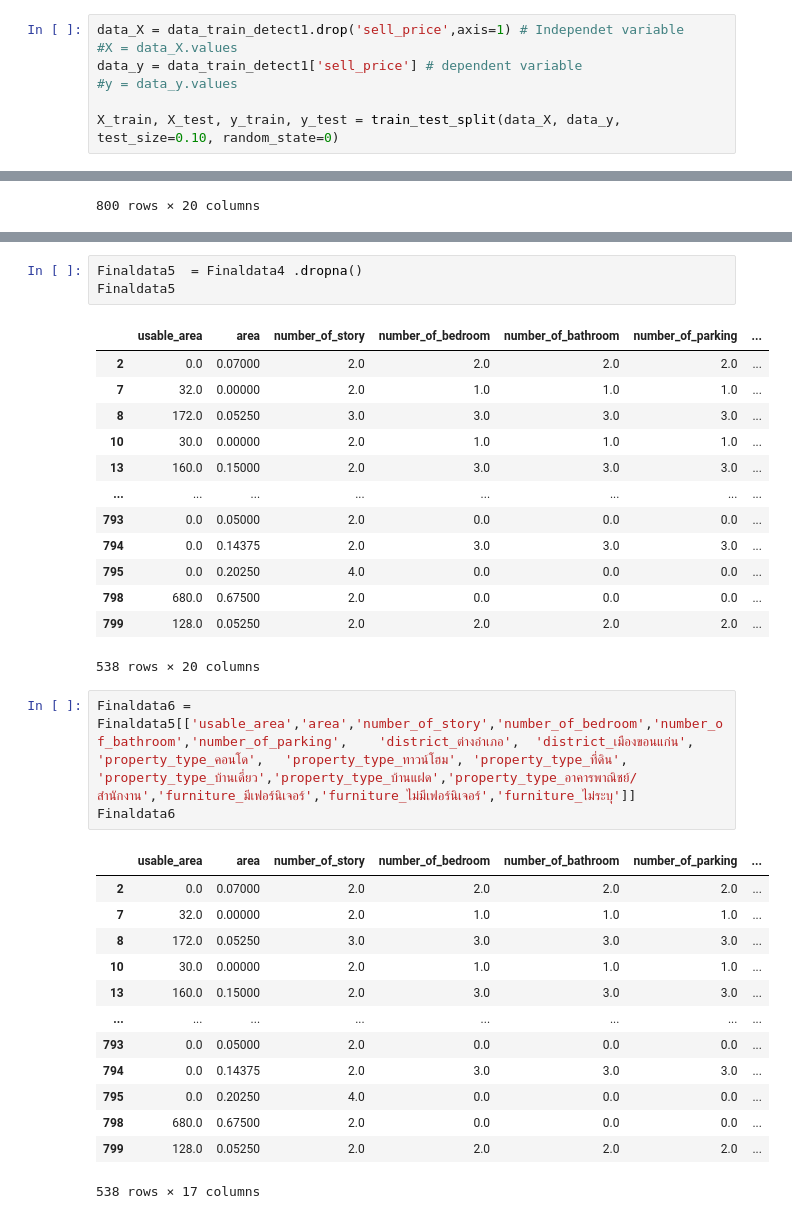
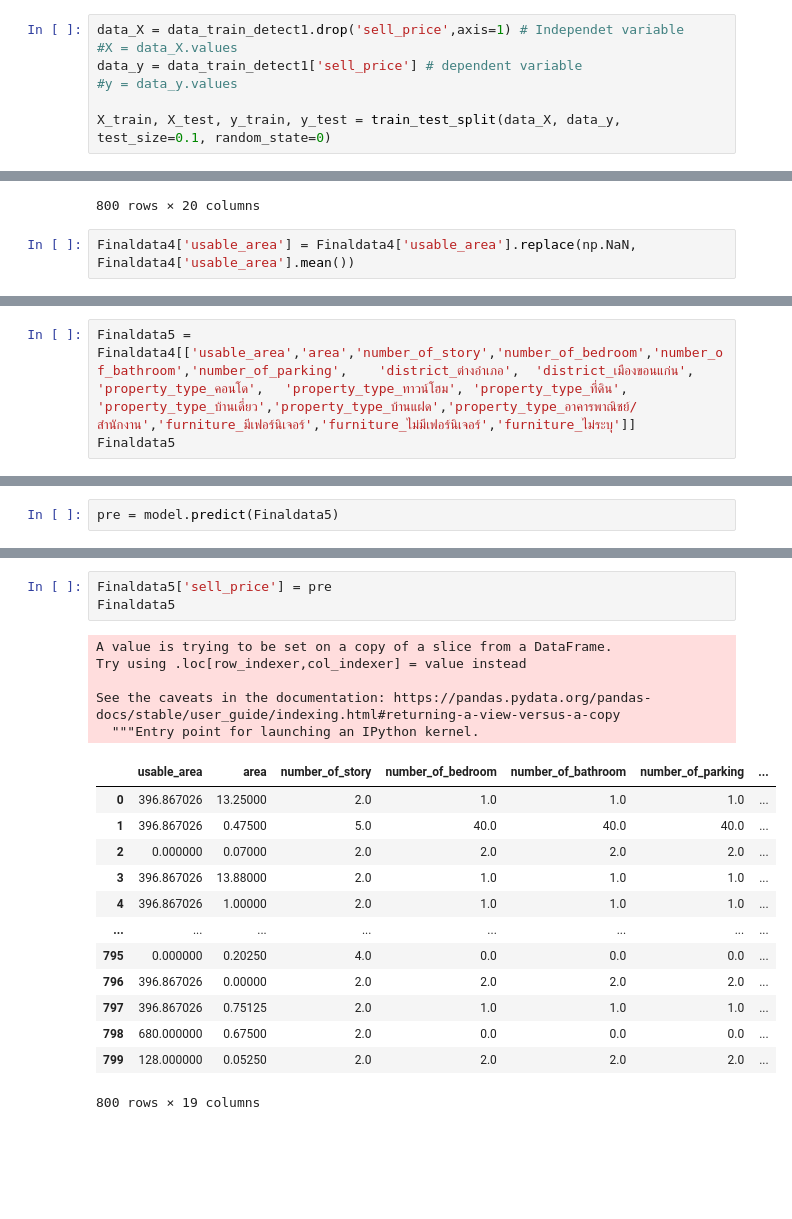
Before and after one commit to ikarosgn/DMDP, a Jupyter notebook: final.ipynb, the cells around one changed output, grey strips where cells are left out. Drawn from its saved outputs; the diff is of its cells as text; blank space fills up the shorter version.

```diff
--- a/final.ipynb
+++ b/final.ipynb
@@ -491,7 +520,7 @@ data_X = data_train_detect1.drop('sell_price',axis=1) # Independet variable
 data_y = data_train_detect1['sell_price'] # dependent variable
 #y = data_y.values
 
-X_train, X_test, y_train, y_test = train_test_split(data_X, data_y, test_size=0.10, random_state=0)
+X_train, X_test, y_train, y_test = train_test_split(data_X, data_y, test_size=0.1, random_state=0)
 # %%
 print(X_train.shape)
 X_train
@@ -943,3 +935,5 @@ Finaldata4
 | 798 | 680.0 | 0.67500 | 2.0 | 0.0 | 0.0 | 0.0 | ... |
 | 799 | 128.0 | 0.05250 | 2.0 | 2.0 | 2.0 | 2.0 | ... |
 800 rows × 20 columns
+# %%
+Finaldata4['usable_area'] = Finaldata4['usable_area'].replace(np.NaN, Finaldata4['usable_area'].mean())
@@ -945,0 +970,3 @@ Finaldata4
+# %%
+Finaldata5 = Finaldata4[['usable_area','area','number_of_story','number_of_bedroom','number_of_bathroom','number_of_parking',	'district_ต่างอำเภอ',	'district_เมืองขอนแก่น',	'property_type_คอนโด',	'property_type_ทาวน์โฮม',	'property_type_ที่ดิน',	'property_type_บ้านเดี่ยว','property_type_บ้านแฝด','property_type_อาคารพาณิชย์/สำนักงาน','furniture_มีเฟอร์นิเจอร์','furniture_ไม่มีเฟอร์นิเจอร์','furniture_ไม่ระบุ']]
+Finaldata5
@@ -945,0 +989,2 @@ Finaldata4
+# %%
+pre = model.predict(Finaldata5)
@@ -946,34 +1019,22 @@ Finaldata4
 # %%
-Finaldata5  = Finaldata4 .dropna()
+Finaldata5['sell_price'] = pre
 Finaldata5
 # %% [output]
+A value is trying to be set on a copy of a slice from a DataFrame.
+Try using .loc[row_indexer,col_indexer] = value instead
+
+See the caveats in the documentation: https://pandas.pydata.org/pandas-docs/stable/user_guide/indexing.html#returning-a-view-versus-a-copy
+  """Entry point for launching an IPython kernel.
 |  | usable_area | area | number_of_story | number_of_bedroom | number_of_bathroom | number_of_parking | ... |
-| 2 | 0.0 | 0.07000 | 2.0 | 2.0 | 2.0 | 2.0 | ... |
-| 7 | 32.0 | 0.00000 | 2.0 | 1.0 | 1.0 | 1.0 | ... |
-| 8 | 172.0 | 0.05250 | 3.0 | 3.0 | 3.0 | 3.0 | ... |
-| 10 | 30.0 | 0.00000 | 2.0 | 1.0 | 1.0 | 1.0 | ... |
-| 13 | 160.0 | 0.15000 | 2.0 | 3.0 | 3.0 | 3.0 | ... |
+| 0 | 396.867026 | 13.25000 | 2.0 | 1.0 | 1.0 | 1.0 | ... |
+| 1 | 396.867026 | 0.47500 | 5.0 | 40.0 | 40.0 | 40.0 | ... |
+| 2 | 0.000000 | 0.07000 | 2.0 | 2.0 | 2.0 | 2.0 | ... |
+| 3 | 396.867026 | 13.88000 | 2.0 | 1.0 | 1.0 | 1.0 | ... |
+| 4 | 396.867026 | 1.00000 | 2.0 | 1.0 | 1.0 | 1.0 | ... |
 | ... | ... | ... | ... | ... | ... | ... | ... |
-| 793 | 0.0 | 0.05000 | 2.0 | 0.0 | 0.0 | 0.0 | ... |
-| 794 | 0.0 | 0.14375 | 2.0 | 3.0 | 3.0 | 3.0 | ... |
-| 795 | 0.0 | 0.20250 | 4.0 | 0.0 | 0.0 | 0.0 | ... |
-| 798 | 680.0 | 0.67500 | 2.0 | 0.0 | 0.0 | 0.0 | ... |
-| 799 | 128.0 | 0.05250 | 2.0 | 2.0 | 2.0 | 2.0 | ... |
+| 795 | 0.000000 | 0.20250 | 4.0 | 0.0 | 0.0 | 0.0 | ... |
+| 796 | 396.867026 | 0.00000 | 2.0 | 2.0 | 2.0 | 2.0 | ... |
+| 797 | 396.867026 | 0.75125 | 2.0 | 1.0 | 1.0 | 1.0 | ... |
+| 798 | 680.000000 | 0.67500 | 2.0 | 0.0 | 0.0 | 0.0 | ... |
+| 799 | 128.000000 | 0.05250 | 2.0 | 2.0 | 2.0 | 2.0 | ... |
-538 rows × 20 columns
+800 rows × 19 columns
-# %%
-Finaldata6 = Finaldata5[['usable_area','area','number_of_story','number_of_bedroom','number_of_bathroom','number_of_parking',	'district_ต่างอำเภอ',	'district_เมืองขอนแก่น',	'property_type_คอนโด',	'property_type_ทาวน์โฮม',	'property_type_ที่ดิน',	'property_type_บ้านเดี่ยว','property_type_บ้านแฝด','property_type_อาคารพาณิชย์/สำนักงาน','furniture_มีเฟอร์นิเจอร์','furniture_ไม่มีเฟอร์นิเจอร์','furniture_ไม่ระบุ']]
-Finaldata6
-# %% [output]
-|  | usable_area | area | number_of_story | number_of_bedroom | number_of_bathroom | number_of_parking | ... |
-| 2 | 0.0 | 0.07000 | 2.0 | 2.0 | 2.0 | 2.0 | ... |
-| 7 | 32.0 | 0.00000 | 2.0 | 1.0 | 1.0 | 1.0 | ... |
-| 8 | 172.0 | 0.05250 | 3.0 | 3.0 | 3.0 | 3.0 | ... |
-| 10 | 30.0 | 0.00000 | 2.0 | 1.0 | 1.0 | 1.0 | ... |
-| 13 | 160.0 | 0.15000 | 2.0 | 3.0 | 3.0 | 3.0 | ... |
-| ... | ... | ... | ... | ... | ... | ... | ... |
-| 793 | 0.0 | 0.05000 | 2.0 | 0.0 | 0.0 | 0.0 | ... |
-| 794 | 0.0 | 0.14375 | 2.0 | 3.0 | 3.0 | 3.0 | ... |
-| 795 | 0.0 | 0.20250 | 4.0 | 0.0 | 0.0 | 0.0 | ... |
-| 798 | 680.0 | 0.67500 | 2.0 | 0.0 | 0.0 | 0.0 | ... |
-| 799 | 128.0 | 0.05250 | 2.0 | 2.0 | 2.0 | 2.0 | ... |
-538 rows × 17 columns
```
Also changed, not shown: parts of 49 cells of this notebook.
